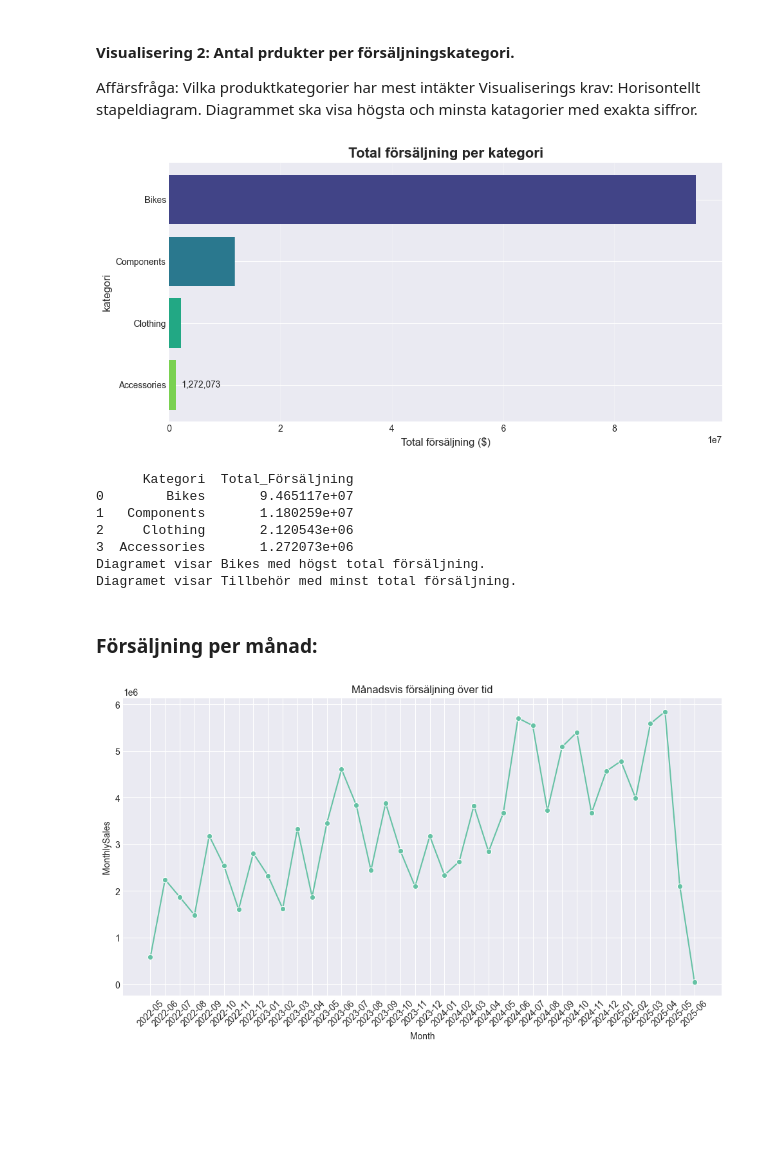
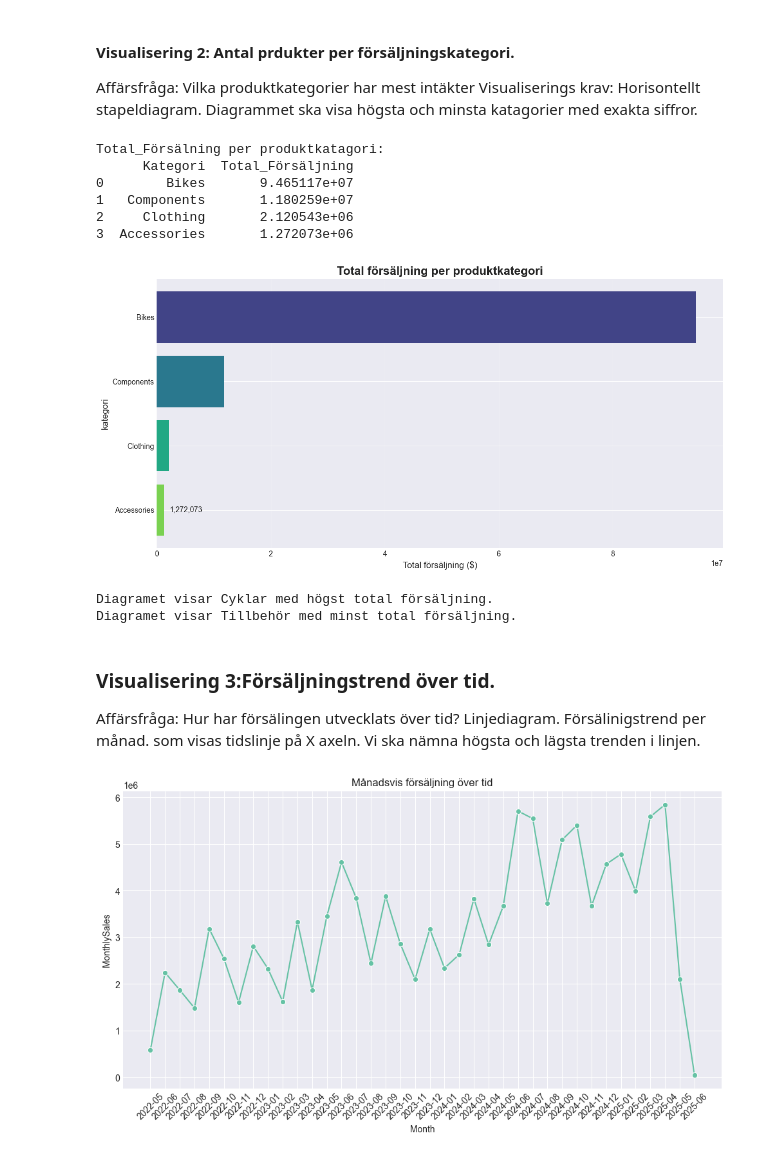
Before and after one commit to IrfanPallani/adventureworks_sanalysis, a Jupyter notebook: Forsaljnings_Analys.ipynb, the cells around one changed output. Drawn from its saved outputs; the diff is of its cells as text; code cells hidden in the pictures; blank space fills up the shorter version.

```diff
--- a/Forsaljnings_Analys.ipynb
+++ b/Forsaljnings_Analys.ipynb
@@ -91,48 +91,55 @@ FROM Sales.SalesOrderDetail sod
 JOIN Production.Product p
     ON sod.ProductID = p.ProductID
 JOIN Production.ProductSubcategory ps
     ON p.ProductSubcategoryID = ps.ProductSubcategoryID
 JOIN Production.ProductCategory pc
     ON ps.ProductCategoryID = pc.ProductCategoryID
 
 GROUP BY pc.Name
 ORDER BY Totalsales DESC
 """
 
 df2 = pd.read_sql(sql_2, engine)
 df2.rename(columns={'Category':'Kategori', 'Totalsales':'Total_Försäljning'}, inplace=True)
 df2['Total_Försäljning'] = pd.to_numeric(df2['Total_Försäljning'])
-plt.figure(figsize=(10, 5))
 
+print('Total_Försälning per produktkatagori:')
+print(df2[['Kategori', 'Total_Försäljning']])
+
+plt.figure(figsize=(12, 6))
 bars = plt.barh(df2['Kategori'], df2['Total_Försäljning'],
                 color=plt.cm.viridis(np.linspace(0.2, 0.8, len(df2))))
 for bar in bars:
     width = bar.get_width()
-plt.text(width + max(df2['Total_Försäljning'])*0.01, bar.get_y() + bar.get_height()/2,
+plt.text(width + max (df2['Total_Försäljning'])*0.01, bar.get_y() + bar.get_height()/2,
              f'{width:,.0f}', ha='left', va='center', fontsize=10)
 
-plt.title('Total försäljning per kategori', fontsize=16, fontweight='bold')
+plt.title('Total försäljning per produktkategori', fontsize=16, fontweight='bold')
 plt.xlabel("Total försäljning ($)", fontsize=12)
 plt.ylabel("kategori", fontsize=12)
 plt.gca().invert_yaxis()
 plt.tight_layout()
 plt.grid(axis='x', alpha=0.3)
 plt.show()
 
-print(df2.head())
-print("Diagramet visar Bikes med högst total försäljning.")
+#print(df2.head())
+print("Diagramet visar Cyklar med högst total försäljning.")
 print('Diagramet visar Tillbehör med minst total försäljning.')
 # %% [output]
+Total_Försälning per produktkatagori:
+      Kategori  Total_Försäljning
+0        Bikes       9.465117e+07
+1   Components       1.180259e+07
+2     Clothing       2.120543e+06
+3  Accessories       1.272073e+06
-[figure, old version]
+[figure, new version]
-      Kategori  Total_Försäljning
-0        Bikes       9.465117e+07
-1   Components       1.180259e+07
-2     Clothing       2.120543e+06
-3  Accessories       1.272073e+06
-Diagramet visar Bikes med högst total försäljning.
-Diagramet visar Tillbehör med minst total försäljning.
+Diagramet visar Cyklar med högst total försäljning.
+Diagramet visar Tillbehör med minst total försäljning.
 # %% [markdown]
-### Försäljning per månad:
+### Visualisering 3:Försäljningstrend över tid.
+Affärsfråga: Hur har försälingen utvecklats över tid?
+Linjediagram. Försälinigstrend per månad. som visas tidslinje på X axeln.
+Vi ska nämna högsta och lägsta trenden i linjen.
 # %%
 sql_3 = """
 SELECT
```
